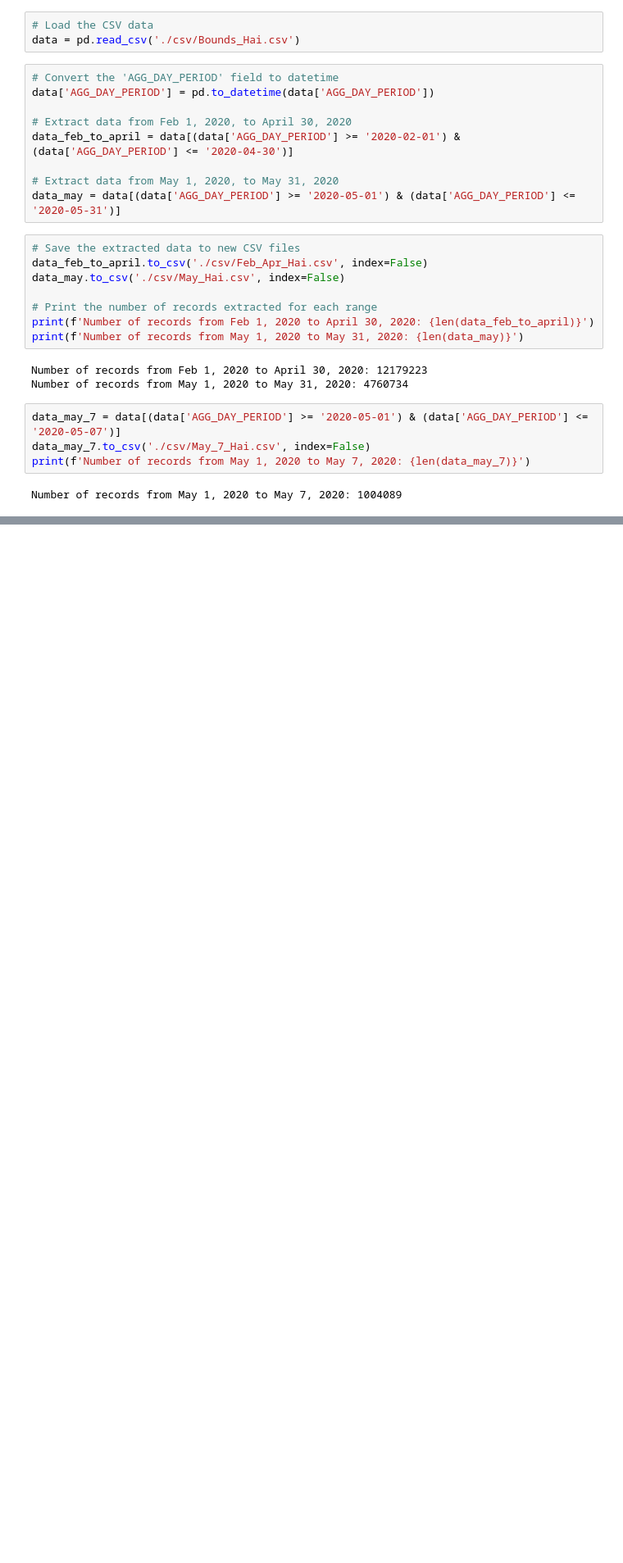
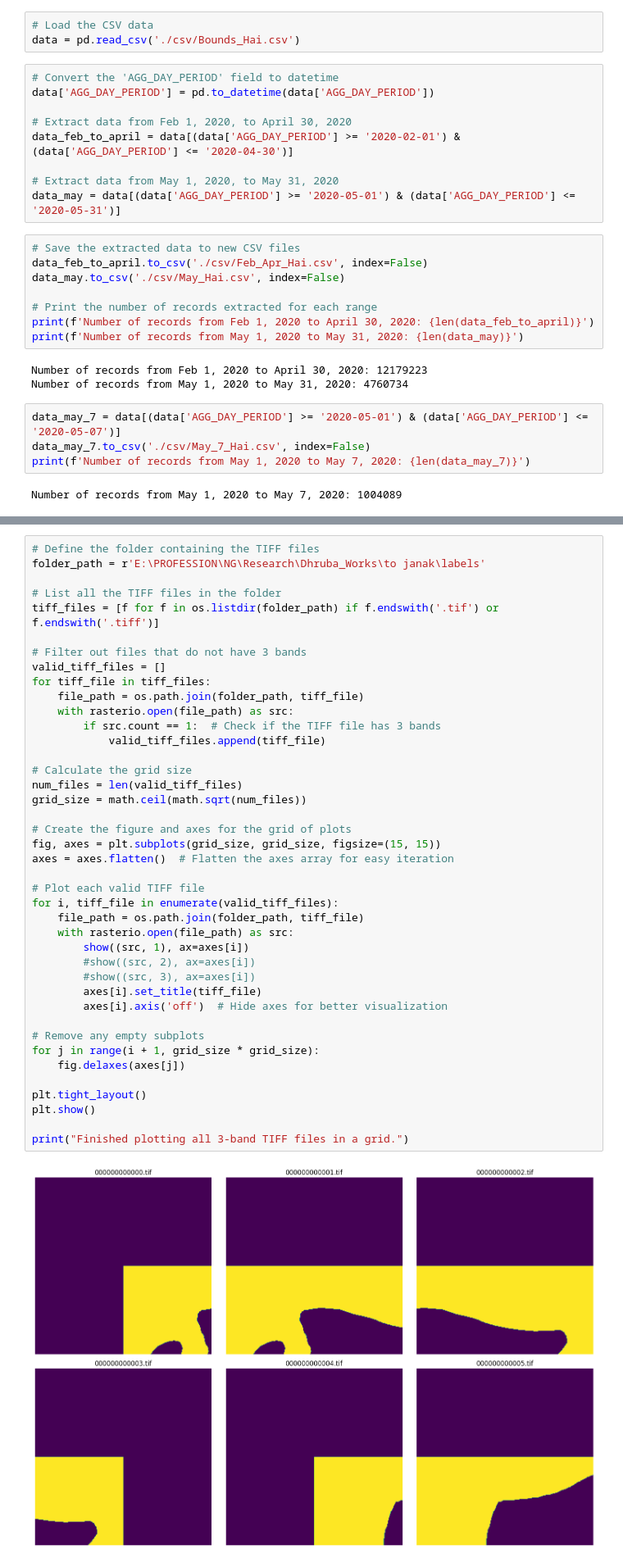
Before and after one commit to janakparajuli/Spatio_Temporal_Analysis_V1, a Jupyter notebook: Explore_Data.ipynb, the cells around one changed output, grey strips where cells are left out. Shown at 82% size. Saved outputs shown, nothing was run; the diff lists cells and outputs as text; blank space fills up the shorter version.

```diff
--- a/Explore_Data.ipynb
+++ b/Explore_Data.ipynb
@@ -92,0 +111,43 @@ Number of records from May 1, 2020 to May 7, 2020: 1004089
+# %%
+# Define the folder containing the TIFF files
+folder_path = r'E:\PROFESSION\NG\Research\Dhruba_Works\to janak\labels'
+
+# List all the TIFF files in the folder
+tiff_files = [f for f in os.listdir(folder_path) if f.endswith('.tif') or f.endswith('.tiff')]
+
+# Filter out files that do not have 3 bands
+valid_tiff_files = []
+for tiff_file in tiff_files:
+    file_path = os.path.join(folder_path, tiff_file)
+    with rasterio.open(file_path) as src:
+        if src.count == 1:  # Check if the TIFF file has 3 bands
+            valid_tiff_files.append(tiff_file)
+
+# Calculate the grid size
+num_files = len(valid_tiff_files)
+grid_size = math.ceil(math.sqrt(num_files))
+
+# Create the figure and axes for the grid of plots
+fig, axes = plt.subplots(grid_size, grid_size, figsize=(15, 15))
+axes = axes.flatten()  # Flatten the axes array for easy iteration
+
+# Plot each valid TIFF file
+for i, tiff_file in enumerate(valid_tiff_files):
+    file_path = os.path.join(folder_path, tiff_file)
+    with rasterio.open(file_path) as src:
+        show((src, 1), ax=axes[i])
+        #show((src, 2), ax=axes[i])
+        #show((src, 3), ax=axes[i])
+        axes[i].set_title(tiff_file)
+        axes[i].axis('off')  # Hide axes for better visualization
+
+# Remove any empty subplots
+for j in range(i + 1, grid_size * grid_size):
+    fig.delaxes(axes[j])
+
+plt.tight_layout()
+plt.show()
+
+print("Finished plotting all 3-band TIFF files in a grid.")
+# %% [output]
+[figure, added]
```
Also changed, not shown: parts of 5 cells of this notebook.
